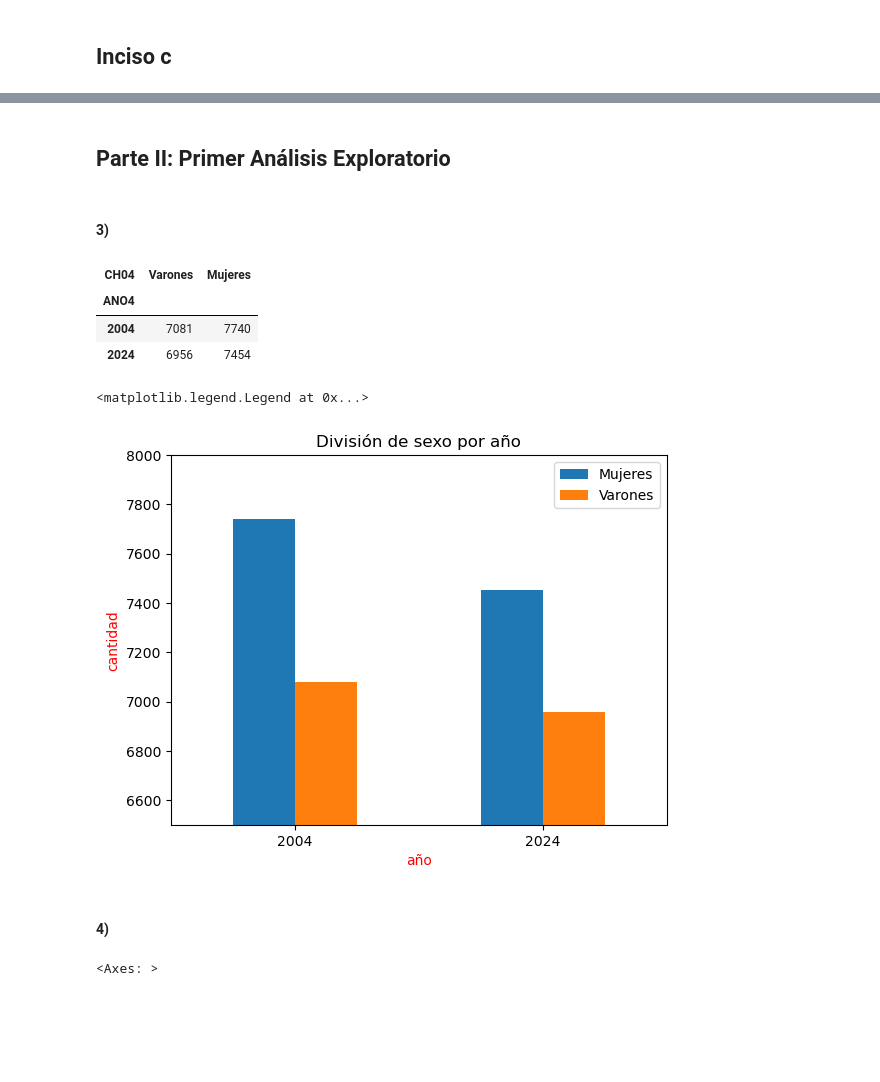
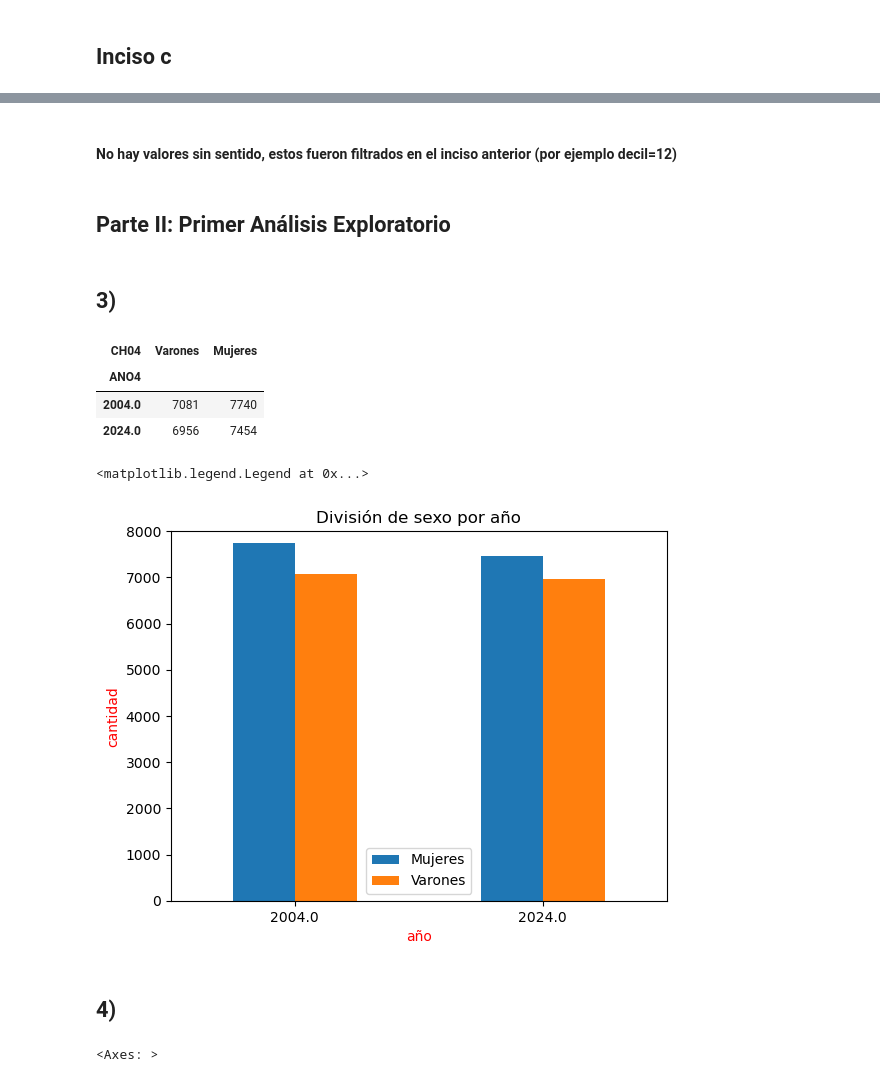
Before and after one commit to PabloPopov/BigDataUBA-Grupo5, a Jupyter notebook: TPs/TP 2/Big_Data_TP2_Grupo5.ipynb, the cells around one changed output, grey strips where cells are left out. Saved outputs shown, nothing was run; the diff lists cells and outputs as text; code cells hidden in the pictures; blank space fills up the shorter version.

```diff
--- a/TPs/TP 2/Big_Data_TP2_Grupo5.ipynb
+++ b/TPs/TP 2/Big_Data_TP2_Grupo5.ipynb
@@ -22,6 +22,13 @@ import pandas as pd
 T1_24=pd.read_excel("C:/Users/Computador/Desktop/Facultad/Big Data/TP2_Introducción a la EPH/usu_individual_T124.xlsx")
 
 T1_04=pd.read_stata("C:/Users/Computador/Desktop/Facultad/Big Data/TP2_Introducción a la EPH/usu_individual_T104.dta")
+# %%
+# IMPORTO LA LIBRERIA Y LOS ARCHIVOS (LEANDRO)
+import pandas as pd
+
+T1_24=pd.read_excel("/Users/HP/Desktop/Bases de datos tp2/usu_individual_T124.xlsx")
+
+T1_04=pd.read_stata("/Users/HP/Desktop/Bases de datos tp2/usu_individual_T104.dta")
 # %% [markdown]
 ## Inciso a
 # %%
@@ -85,7 +92,7 @@ PAMPA
 ## Inciso b
 # %%
 # ELIJO 15 VARIABLES DE INTERES
-CATEGORIAS_ELEGIDAS = ['ANO4','AGLOMERADO','CH04','CH06','CH07','CH08','CH09','NIVEL_ED','ESTADO','CAT_OCUP','CAT_INAC','PP10A','PP10D','IPCF','DECCFR']
+CATEGORIAS_ELEGIDAS = ['ANO4','AGLOMERADO','CH04','CH06','CH07','CH08','CH09','NIVEL_ED','ESTADO','CAT_OCUP','CAT_INAC','IPCF','DECCFR']
 
 # FILTRO
 PAMPA_B = PAMPA[CATEGORIAS_ELEGIDAS]
@@ -353,21 +353,0 @@ import numpy as np
-# %%
-#REEMPLAZO LOS 9 (NS/NR) DE CH08 (COBERTURA MÉDICA) POR 0, ASI TODOS LOS NS/NR SON 0s
-PAMPA_B["CH08"] = PAMPA_B["CH08"].replace(9, 0)
-
-#PARA LAS COLUMNAS PP07J Y PP11O, LOS INACTIVOS EN EL 2024 NO REGISTRAN DATOS (NO LES CORRESPONDE RESPONDER) Y EN 2004 SON 0s
-#LOS OTROS 0s CORRESPONDEN A NO SABE/NO RESPONDE, LOS CAMBIAMOS POR NaN PARA HOMOGENEIZAR LA BASE DE DATOS
-COLUMNAS=["PP10A","PP10D","CH07","CH08","ESTADO"]
-
-#COPIO LA BASE PARA TRABAJAR SOBRE UNA COPIA
-PAMPA_B_SIN_0s = PAMPA_B.copy()
-
-#REEMPLAZO LOS 0s POR NaN
-PAMPA_B_SIN_0s[COLUMNAS] = PAMPA_B_SIN_0s[COLUMNAS].replace(0, np.nan)
-
-#ALGUNAS COLUMNAS CAMBIARON A float LOS VOLVEMOS A PONER COMO ENTEROS
-PAMPA_B_SIN_0s["ESTADO"] = PAMPA_B_SIN_0s["ESTADO"].astype("Int64")
-PAMPA_B_SIN_0s["CH07"] = PAMPA_B_SIN_0s["CH07"].astype("Int64")
-PAMPA_B_SIN_0s["CH08"] = PAMPA_B_SIN_0s["CH08"].astype("Int64")
-
-#VERIFICO QUE SE HAYAN APLICADO LOS CAMBIOS A LA COPIA
-PAMPA_B_SIN_0s
@@ -449,12 +407,14 @@ PAMPA_C
+# %% [markdown]
+#### No hay valores sin sentido, estos fueron filtrados en el inciso anterior (por ejemplo decil=12)
 # %% [markdown]
 ## Parte II: Primer Análisis Exploratorio
 # %% [markdown]
-#### 3)
+## 3)
 # %%
 import matplotlib.pyplot as plt
 # %%
 #PRIMERO ARMO LA TABLA CON CANTIDAD DE VARONES Y MUJERES SEGUN EL AÑO
-PAMPA_3 = PAMPA_C.groupby("ANO4")["CH04"].value_counts().unstack(fill_value=0)
+PAMPA_3 = PAMPA_B.groupby("ANO4")["CH04"].value_counts().unstack(fill_value=0)
 PAMPA_3.reset_index(inplace=True)
 
 #CAMBIO EL NOMBRE DE LAS COLUMNAS
@@ -466,20 +426,20 @@ PAMPA_3
 # %% [output]
 | CH04 | Varones | Mujeres |
 | ANO4 |  |  |
-| 2004 | 7081 | 7740 |
-| 2024 | 6956 | 7454 |
+| 2004.0 | 7081 | 7740 |
+| 2024.0 | 6956 | 7454 |
 # %%
 ax = PAMPA_3[["Mujeres", "Varones"]].plot(kind="bar", title="División de sexo por año")
 ax.set_xlabel("año",color="red")
 ax.set_ylabel("cantidad",color="red")
-ax.set_ylim(6500, 8000)               #HAGO QUE SE VEA DE ESOS VALORES ASI SE NOTA MEJOR LA DIFERENCIA
+ax.set_ylim(0, 8000)
 ax.tick_params(axis="x", rotation=0)
 ax.legend(["Mujeres","Varones"])
 # %% [output]
 <matplotlib.legend.Legend at 0x...>
-[figure, old version]
+[figure, new version]
 # %% [markdown]
-#### 4)
+## 4)
 # %%
 import seaborn as sns
 # %%
```
Also changed, not shown: parts of 44 cells of this notebook.
